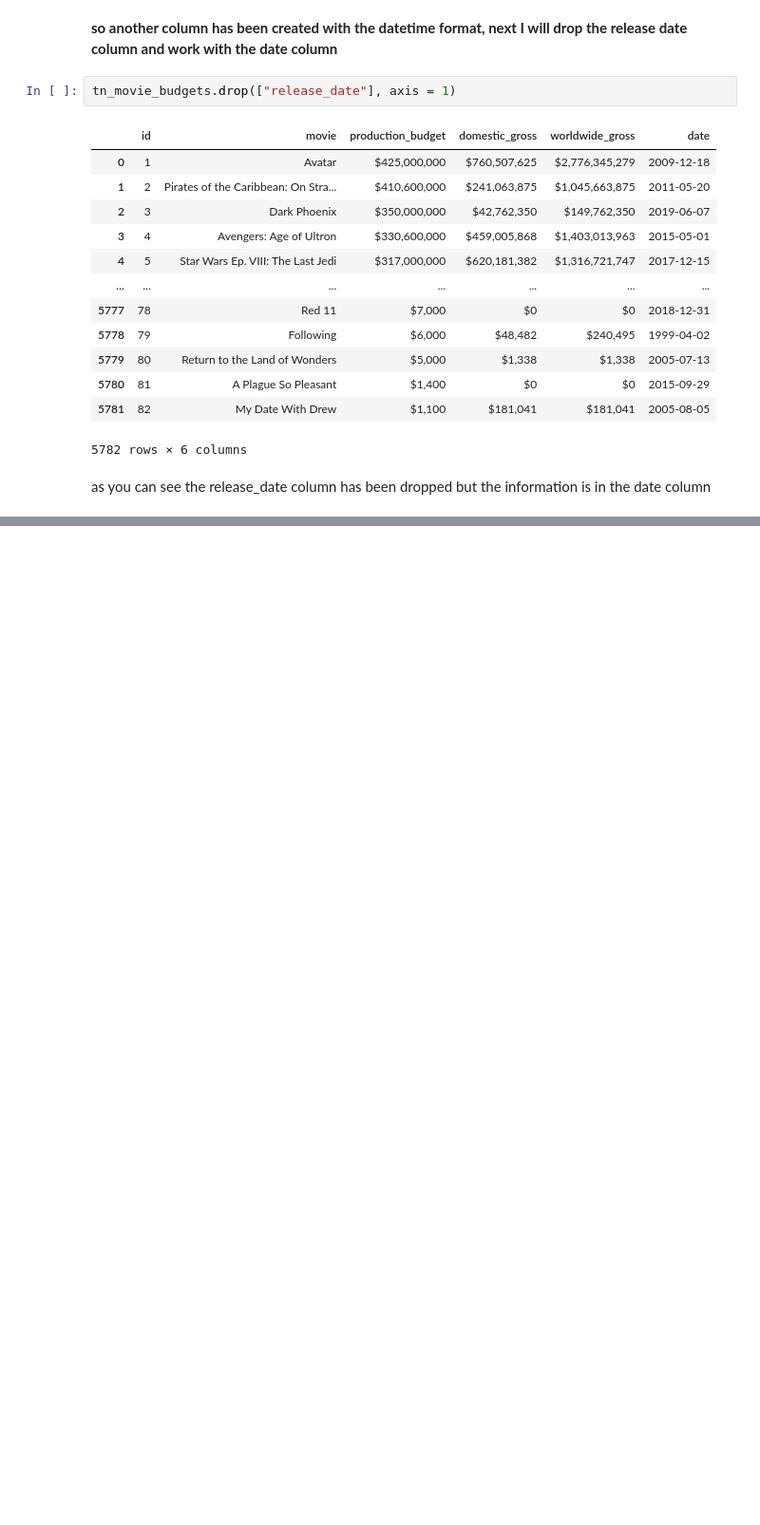
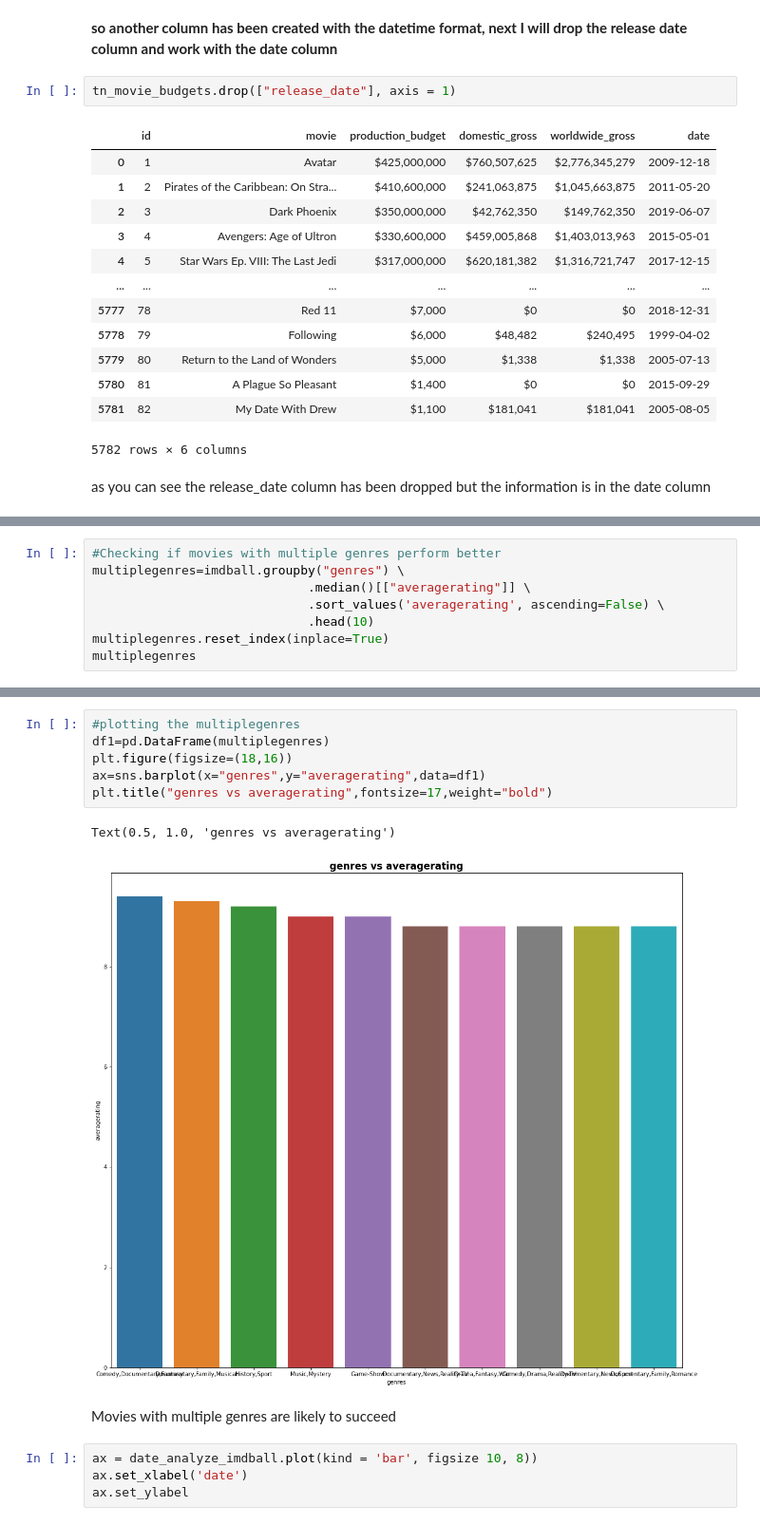
Before and after one commit to DarvinKerubo/dsc-phase-1-project, a Jupyter notebook: student.ipynb, the cells around one changed output, grey strips where cells are left out. Shown: that part at 95% size. Saved outputs shown, nothing was run; the diff lists cells and outputs as text; blank space fills up the shorter version.

```diff
--- a/student.ipynb
+++ b/student.ipynb
@@ -252,0 +405,8 @@ as you can see the release_date column has been dropped but the information is i
+# %%
+#Checking if movies with multiple genres perform better
+multiplegenres=imdball.groupby("genres") \
+                             .median()[["averagerating"]] \
+                             .sort_values('averagerating', ascending=False) \
+                             .head(10)
+multiplegenres.reset_index(inplace=True)
+multiplegenres
@@ -252,0 +425,15 @@ as you can see the release_date column has been dropped but the information is i
+# %%
+#plotting the multiplegenres
+df1=pd.DataFrame(multiplegenres)
+plt.figure(figsize=(18,16))
+ax=sns.barplot(x="genres",y="averagerating",data=df1)
+plt.title("genres vs averagerating",fontsize=17,weight="bold")
+# %% [output]
+Text(0.5, 1.0, 'genres vs averagerating')
+[figure, added]
+# %% [markdown]
+Movies with multiple genres are likely to succeed
+# %%
+ax = date_analyze_imdball.plot(kind = 'bar', figsize 10, 8))
+ax.set_xlabel('date')
+ax.set_ylabel
```
Also changed, not shown: parts of 20 cells of this notebook.
